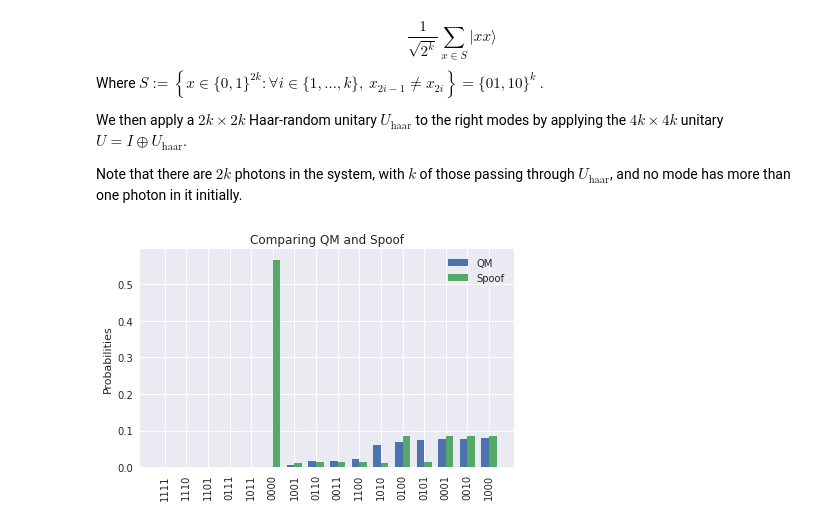
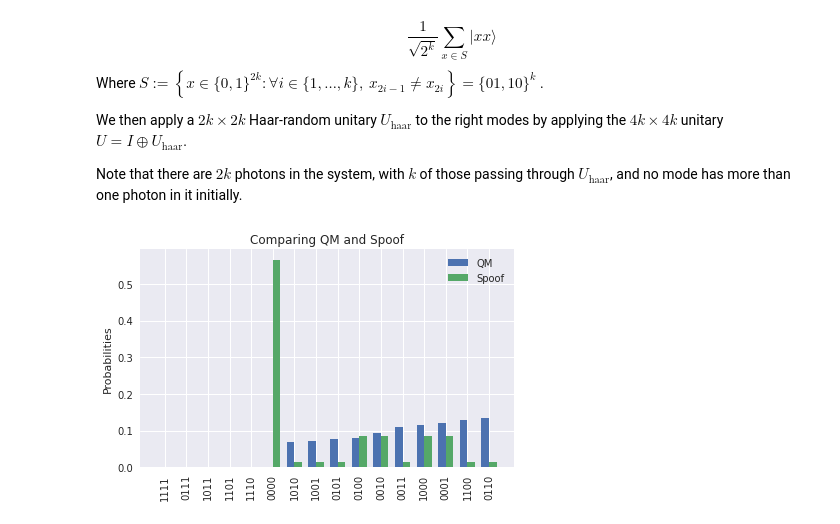
Before and after one commit to ironak/GaussianBosonSampling, a Jupyter notebook: experiments.ipynb, the cells around one changed output. Cells and saved outputs as stored; diff of their text form; code cells hidden in the pictures.

```diff
--- a/experiments.ipynb
+++ b/experiments.ipynb
@@ -65,7 +65,7 @@ def esthru_no_heralding_or_postselection(num_src, haar_U=None, N=1000):
             h_or_v = (i % 2)
             state[ent_index + h_or_v] = 1
             state[rm + ent_index + h_or_v] = 1
-            i >> 1
+            i >>= 1
         non_zero_amp_states.append(tuple(state))
 
     #### print(non_zero_amp_states)
@@ -114,34 +114,34 @@ def esthru_no_heralding_or_postselection(num_src, haar_U=None, N=1000):
     rects1 = ax.bar(x - width/2, qm_data, width, label='QM')
     rects2 = ax.bar(x + width/2, stoch_data, width, label='Spoof')
 
     # Add some text for labels, title and custom x-axis tick labels, etc.
     ax.set_ylabel('Probabilities')
     ax.set_title('Comparing QM and Spoof')
     ax.set_xticks(x, labels, rotation=90)
     ax.legend()
 
     #ax.bar_label(rects1, padding=3)
     #ax.bar_label(rects2, padding=3)
 
     fig.tight_layout()
 
     plt.show()
 
     # sort by what's heralded
 #     counts = defaultdict(lambda: defaultdict(lambda: 0))
 #     for i in range(N):
 #         counts[tuple(dl[i])][tuple(dr[i])] += 1
 
     #options
     # 1) assume heralded state (eg [0,1,0,1]) is true Fock state (not something indistinguishable like [0,3,0,3])
     # 2) assume true state is (equal?) superposition of all states consistent with heralded state (unconserved photon number means many hsu's)
     # 3) assume true state is (equal?) superposition of all states with num_src photons consistent with heralded state
 
     #QM sim it, turn amps to probs, then graph output pr distr behind stochastic sim raw counts normalized
 
 esthru_no_heralding_or_postselection(2, N=1000000)
 # %% [output]
-[figure, old version]
+[figure, new version]
 # %%
 def estu(num_src, U=None, N=1000):
     '''Entanglement Sources Through Unitary (ESTU) experiment.
```
Also changed, not shown: parts of 1 cell of this notebook, 1 other file.
